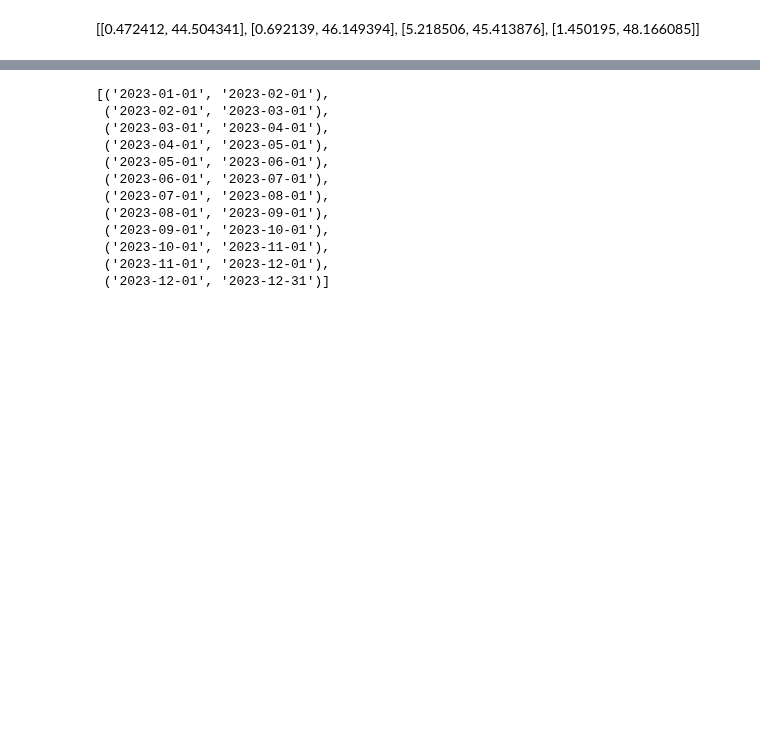
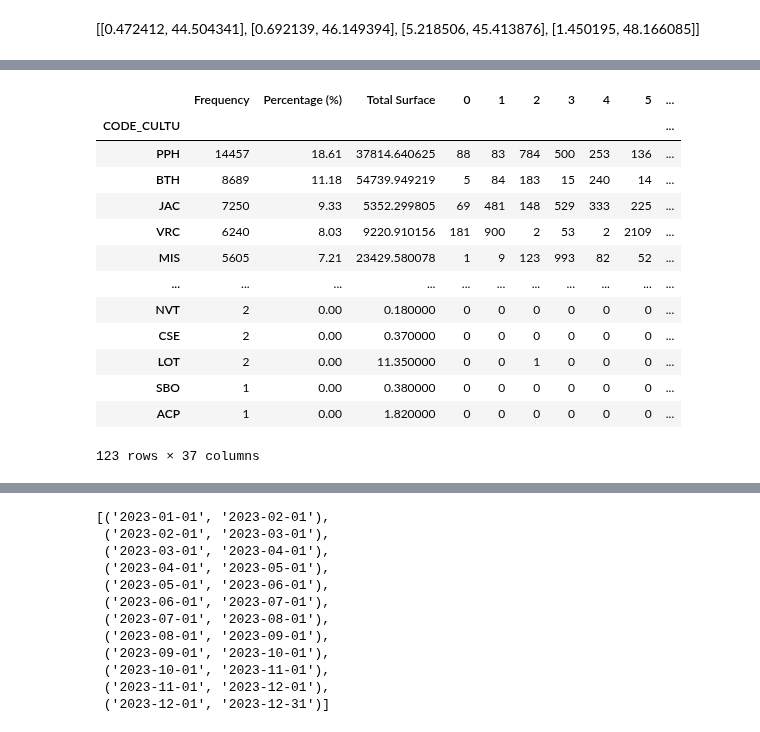
Before and after one commit to giovannisetaro/DSWProject_CropIdentification, a Jupyter notebook: manual_jobs/dataset_creation_pipeline.ipynb, the cells around one changed output, grey strips where cells are left out. Saved outputs shown, nothing was run; the diff lists cells and outputs as text; code cells hidden in the pictures; blank space fills up the shorter version.

```diff
--- a/manual_jobs/dataset_creation_pipeline.ipynb
+++ b/manual_jobs/dataset_creation_pipeline.ipynb
@@ -63,6 +87,13 @@ ee.Initialize()
 # %%
 # Create a geemap Map instance (interctive map)
 Map = geemap.Map()
+
+
+wc = ee.Image("ESA/WorldCover/v100/2020")
+cropland = wc.updateMask(wc.eq(40))  # cultures
+
+Map.addLayer(cropland, {'palette': ['green']}, "Cultures ESA WorldCover")
+
 Map
 # %% [output]
 Map(center=[0, 0], controls=(WidgetControl(options=['position', 'transparent_bg'], widget=SearchDataGUI(childr…
@@ -99,0 +147,12 @@ Map(bottom=6043.0, center=[47.29413372501023, 6.8115234375], controls=(WidgetCon
+# %%
+
+save_ee_geometry(List_Geometry_data_collect, "data/Selected_zones_geometry/Zone_selection_geometry.shp")
+selected_zones = gpd.read_file("data/Selected_zones_geometry/Zone_selection_geometry.shp")
+gdf_zone_list = []
+
+for fid, geometry in zip(selected_zones["FID"], selected_zones["geometry"]):
+    gdf_sub = gdf[gdf.geometry.intersects(geometry)].copy()
+    gdf_sub['source_FID'] = fid  # ajoute la colonne avec le FID de la zone
+    gdf_zone_list.append(gdf_sub)
+
+gdf_zone = gpd.GeoDataFrame(pd.concat(gdf_zone_list, ignore_index=True))
@@ -99,0 +177,40 @@ Map(bottom=6043.0, center=[47.29413372501023, 6.8115234375], controls=(WidgetCon
+# %%
+# 1. Calcul global (total counts, pourcentages et surfaces)
+total_counts = gdf_zone['CODE_CULTU'].value_counts()
+total_surface = gdf_zone.groupby('CODE_CULTU')['SURF_PARC'].sum()
+total_percentage = (total_counts / total_counts.sum()) * 100
+
+# 2. Counts par zone (FID)
+counts_per_fid = gdf_zone.pivot_table(
+    index='CODE_CULTU',
+    columns='source_FID',
+    values='ID_PARCEL',  # ou n'importe quelle colonne, ici on compte les lignes
+    aggfunc='count',
+    fill_value=0
+)
+
+# 3. Fusionner tout en un seul DataFrame
+df_stats = pd.DataFrame({
+    'Frequency': total_counts,
+    'Percentage (%)': total_percentage.round(2),
+    'Total Surface': total_surface.round(2)
+}).sort_values(by='Frequency', ascending=False)
+
+df_stats = df_stats.join(counts_per_fid)
+
+df_stats
+# %% [output]
+|  | Frequency | Percentage (%) | Total Surface | 0 | 1 | 2 | 3 | 4 | 5 | ... |
+| CODE_CULTU |  |  |  |  |  |  |  |  |  | ... |
+| PPH | 14457 | 18.61 | 37814.640625 | 88 | 83 | 784 | 500 | 253 | 136 | ... |
+| BTH | 8689 | 11.18 | 54739.949219 | 5 | 84 | 183 | 15 | 240 | 14 | ... |
+| JAC | 7250 | 9.33 | 5352.299805 | 69 | 481 | 148 | 529 | 333 | 225 | ... |
+| VRC | 6240 | 8.03 | 9220.910156 | 181 | 900 | 2 | 53 | 2 | 2109 | ... |
+| MIS | 5605 | 7.21 | 23429.580078 | 1 | 9 | 123 | 993 | 82 | 52 | ... |
+| ... | ... | ... | ... | ... | ... | ... | ... | ... | ... | ... |
+| NVT | 2 | 0.00 | 0.180000 | 0 | 0 | 0 | 0 | 0 | 0 | ... |
+| CSE | 2 | 0.00 | 0.370000 | 0 | 0 | 0 | 0 | 0 | 0 | ... |
+| LOT | 2 | 0.00 | 11.350000 | 0 | 0 | 1 | 0 | 0 | 0 | ... |
+| SBO | 1 | 0.00 | 0.380000 | 0 | 0 | 0 | 0 | 0 | 0 | ... |
+| ACP | 1 | 0.00 | 1.820000 | 0 | 0 | 0 | 0 | 0 | 0 | ... |
+123 rows × 37 columns
```
Also changed, not shown: parts of 9 cells of this notebook, 2 other files.
